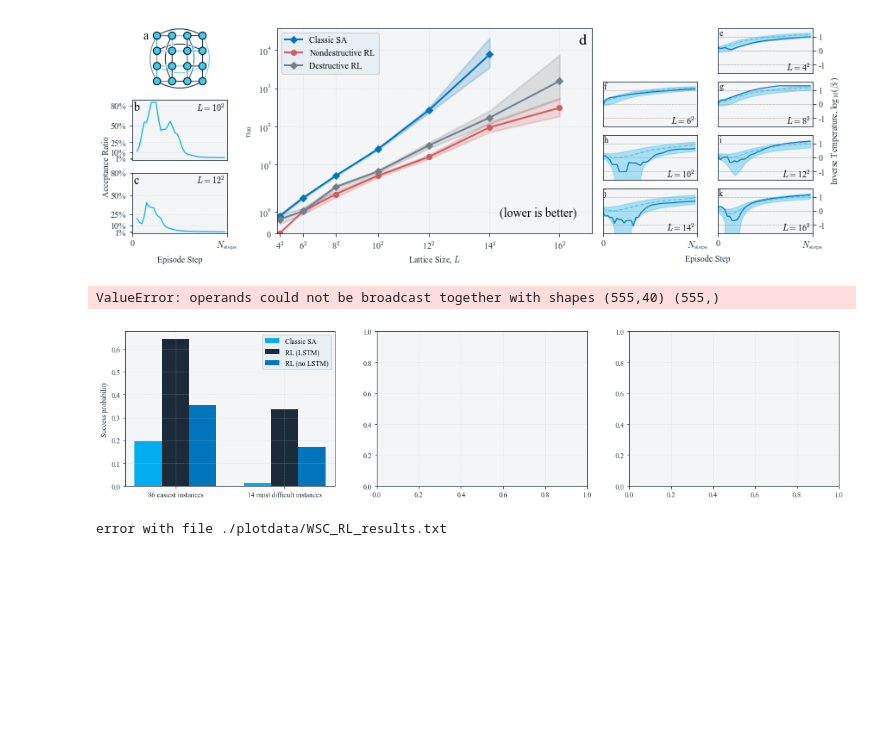
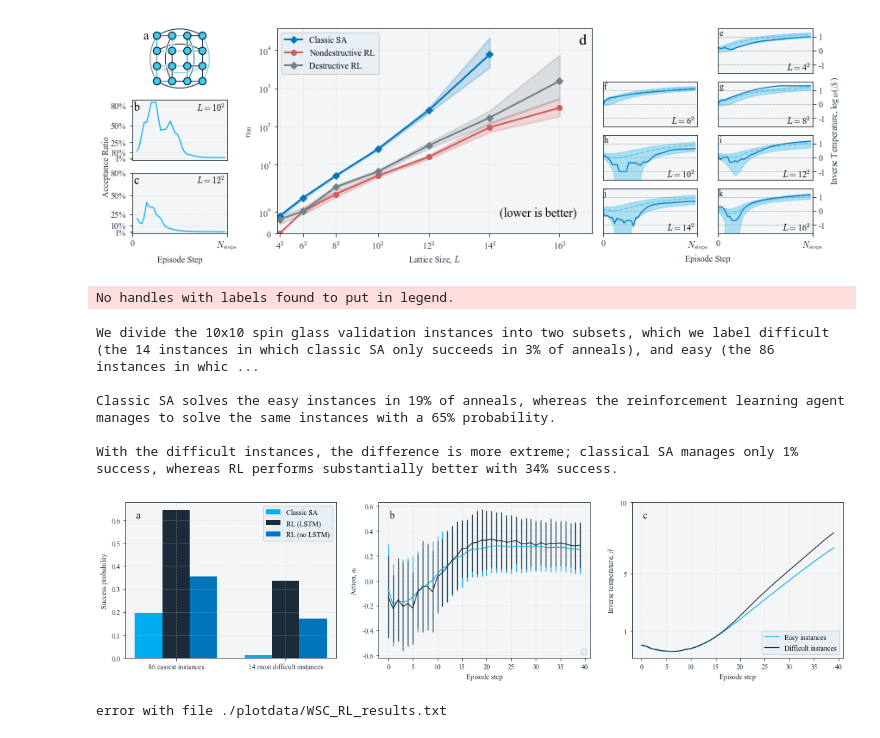
Before and after one commit to millskyle/COOL-1, a Jupyter notebook: plots/Plots.ipynb, the cells around one changed output. Drawn from its saved outputs; the diff is of its cells as text; code cells hidden in the pictures; blank space fills up the shorter version.

Commit message:
easy_diff_split.pdf

```diff
--- a/plots/Plots.ipynb
+++ b/plots/Plots.ipynb
@@ -668,7 +668,7 @@ def plot_easyhard_hamiltonian_success(ref_datafile, compare_datafiles, ref_trial
 
 
         easy_schedules = np.array(easy_schedules)
-        easy_schedules = easy_schedules - easy_schedules[:,0]
+        easy_schedules = easy_schedules - easy_schedules[:,0].reshape((-1,1))
         mean_easy_schedule = np.mean(easy_schedules, axis=0)
 
 
@@ -678,7 +678,7 @@ def plot_easyhard_hamiltonian_success(ref_datafile, compare_datafiles, ref_trial
         std_easy_action = np.std(easy_actions, axis=0)
 
         diff_schedules = np.array(diff_schedules)
-        diff_schedules -= diff_schedules[:,0]
+        diff_schedules = diff_schedules - diff_schedules[:,0].reshape((-1,1))
         mean_diff_schedule = np.mean(diff_schedules, axis=0)
 
 
@@ -739,35 +739,40 @@ output = plot_easyhard_hamiltonian_success(ref_datafile=f"/home/kmills/COOL/expe
                                   comp_trials_per_hamiltonian=[10,100],
                                   easy_threshold=3,
                                   instance_class="10x10 spin glass")
 
 classic_easy, classic_diff,\
 (rl_easy, nornn_easy),\
 (rl_diff, nornn_diff),\
 instance_class, easy_threshold,\
 ref_trials_per_hamiltonian, comp_trials_per_hamiltonian = output
 
 pformat = ".0f"
 
 statement = f"""
 We divide the {instance_class} validation instances into two subsets, which we label difficult \
 (the {classic_diff[1]} instances in which classic SA only succeeds \
 in {easy_threshold:{pformat}}% of anneals), and easy (the {classic_easy[1]} instances in which classic SA \
 succeeds in more than {easy_threshold:{pformat}}% of anneals).
 
 Classic SA solves the easy instances in {compute_success(*classic_easy, ref_trials_per_hamiltonian):{pformat}}% of \
 anneals, whereas the reinforcement learning agent manages to solve the same instances with a \
 {compute_success(*rl_easy, comp_trials_per_hamiltonian[0]):{pformat}}% probability.
 
 With the difficult instances, the difference is more extreme; classical SA manages only \
 {compute_success(*classic_diff, ref_trials_per_hamiltonian):{pformat}}% success, whereas \
 RL performs substantially better with {compute_success(*rl_diff, comp_trials_per_hamiltonian[0]):{pformat}}% success.
 
 """
 
 print(statement)
 # %% [output]
-ValueError: operands could not be broadcast together with shapes (555,40) (555,)
+No handles with labels found to put in legend.
+We divide the 10x10 spin glass validation instances into two subsets, which we label difficult (the 14 instances in which classic SA only succeeds in 3% of anneals), and easy (the 86 instances in whic ...
+
+Classic SA solves the easy instances in 19% of anneals, whereas the reinforcement learning agent manages to solve the same instances with a 65% probability.
+
+With the difficult instances, the difference is more extreme; classical SA manages only 1% success, whereas RL performs substantially better with 34% success.
-[figure, old version]
+[figure, new version]
 # %%
 %matplotlib inline
 import matplotlib.pyplot as plt
```
Also changed, not shown: 2 other files.
